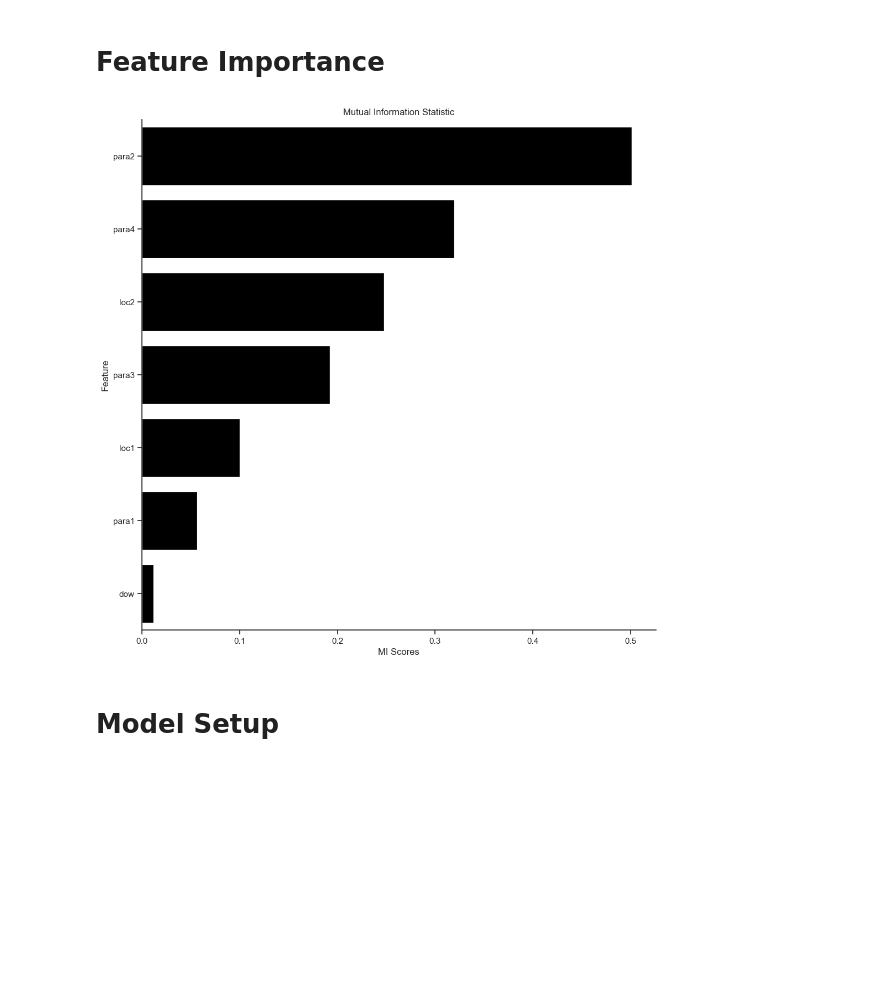
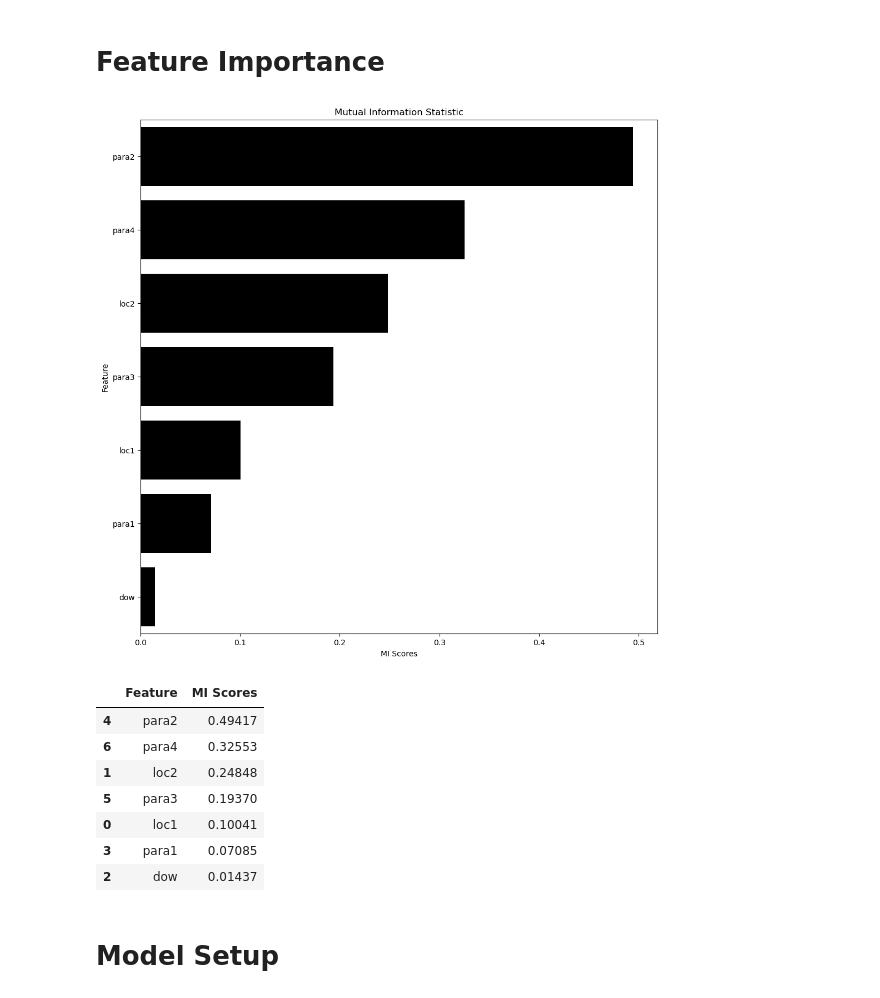
Before and after one commit to PuzzleShuffler/HaenselAMS, a Jupyter notebook: HaenselAMS.ipynb, the cells around one changed output. Cells and saved outputs as stored; diff of their text form; code cells hidden in the pictures; blank space fills up the shorter version.

```diff
--- a/HaenselAMS.ipynb
+++ b/HaenselAMS.ipynb
@@ -281,14 +135,19 @@ mi_scores_df = make_mi_scores(
-# %%
-def graph_mi_scores(df):
-    # bar plot
-    plt.figure(figsize=(12, 12))
-    sns.barplot(y='Feature', x='MI Scores', data=mi_scores_df, color='black')
-    plt.title('Mutual Information Statistic')
-    plt.show()
-
-graph_mi_scores(mi_scores_df)
-# %% [output]
-[figure, removed]
+# %%
+# Split into X, y
+x_data = sample.drop(columns='price')
+y_data = sample['price']
+
+myFuncs.mi_scores_regression(x_data, y_data)
+# %% [output]
+[figure, added]
+|  | Feature | MI Scores |
+| 4 | para2 | 0.49417 |
+| 6 | para4 | 0.32553 |
+| 1 | loc2 | 0.24848 |
+| 5 | para3 | 0.19370 |
+| 0 | loc1 | 0.10041 |
+| 3 | para1 | 0.07085 |
+| 2 | dow | 0.01437 |
 # %% [markdown]
 # Model Setup
 # %% [markdown]
```
Also changed, not shown: parts of 33 cells of this notebook, 6 other files.
